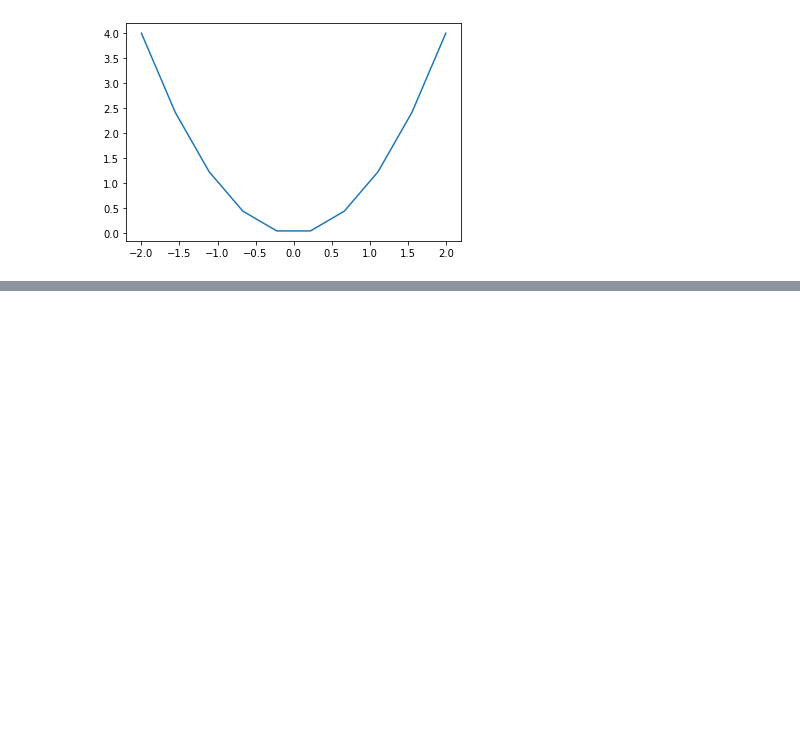
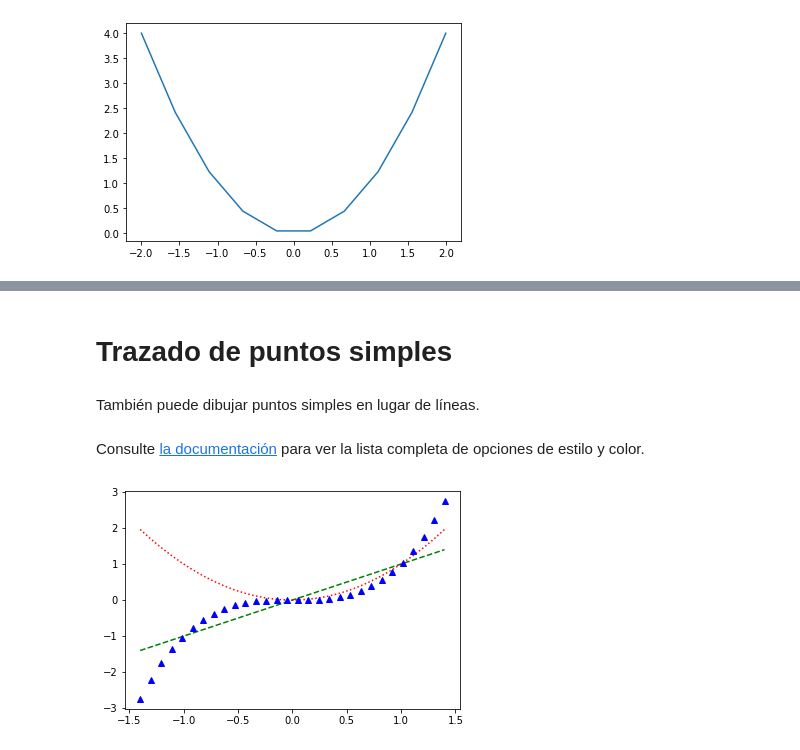
Before and after one commit to marco-canas/encuentra_tu_persona_vitamina, a Jupyter notebook: classes/class_14/class_14.ipynb, the cells around one changed output, grey strips where cells are left out. Drawn from its saved outputs; the diff is of its cells as text; code cells hidden in the pictures; blank space fills up the shorter version.

```diff
--- a/classes/class_14/class_14.ipynb
+++ b/classes/class_14/class_14.ipynb
@@ -156,0 +164,13 @@ O simplemente llame a `plot` varias veces antes de llamar a `show`.
+# %% [markdown]
+# Trazado de puntos simples
+# %% [markdown]
+También puede dibujar puntos simples en lugar de líneas.
+# %% [markdown]
+Consulte [la documentación](https://matplotlib.org/2.0.2/api/pyplot_api.html) para ver la lista completa de opciones de estilo y color.
+# %%
+import numpy as np
+x = np.linspace(-1.4, 1.4, 30)
+plt.plot(x, x, 'g--', x, x**2, 'r:', x, x**3, 'b^')
+plt.show()
+# %% [output]
+[figure, added]
```
Also changed, not shown: parts of 45 cells of this notebook, 3 other files.
